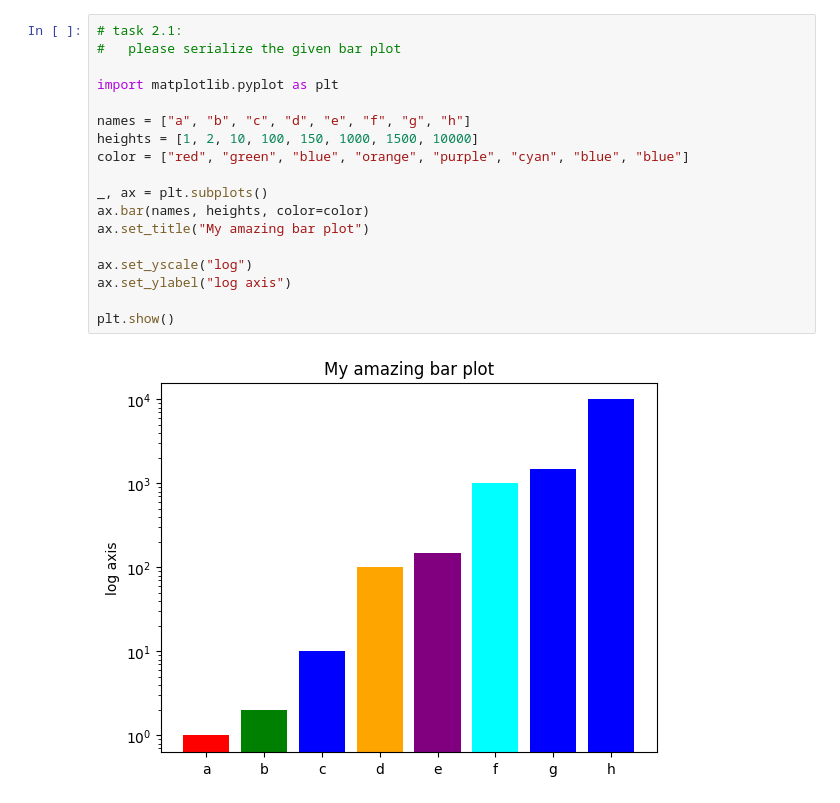
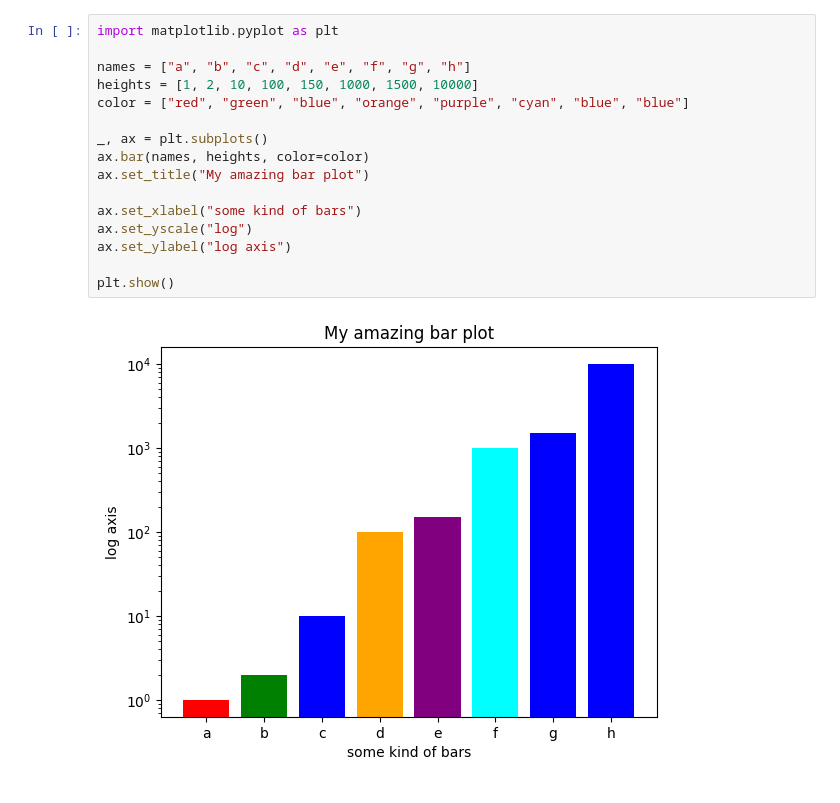
Before and after one commit to RodneyMKay/plotserializer-userstudy, a Jupyter notebook: userstudy_task_2.ipynb, the cells around one changed output. Saved outputs shown, nothing was run; the diff lists cells and outputs as text.

Commit message:
Update tasks

```diff
--- a/userstudy_task_2.ipynb
+++ b/userstudy_task_2.ipynb
@@ -1,20 +11,18 @@
 # %%
-# task 2.1:
-#   please serialize the given bar plot
-
 import matplotlib.pyplot as plt
 
 names = ["a", "b", "c", "d", "e", "f", "g", "h"]
 heights = [1, 2, 10, 100, 150, 1000, 1500, 10000]
 color = ["red", "green", "blue", "orange", "purple", "cyan", "blue", "blue"]
 
 _, ax = plt.subplots()
 ax.bar(names, heights, color=color)
 ax.set_title("My amazing bar plot")
 
+ax.set_xlabel("some kind of bars")
 ax.set_yscale("log")
 ax.set_ylabel("log axis")
 
 plt.show()
 # %% [output]
-[figure, old version]
+[figure, new version]
```
Also changed, not shown: parts of 4 cells of this notebook, 3 other files.
